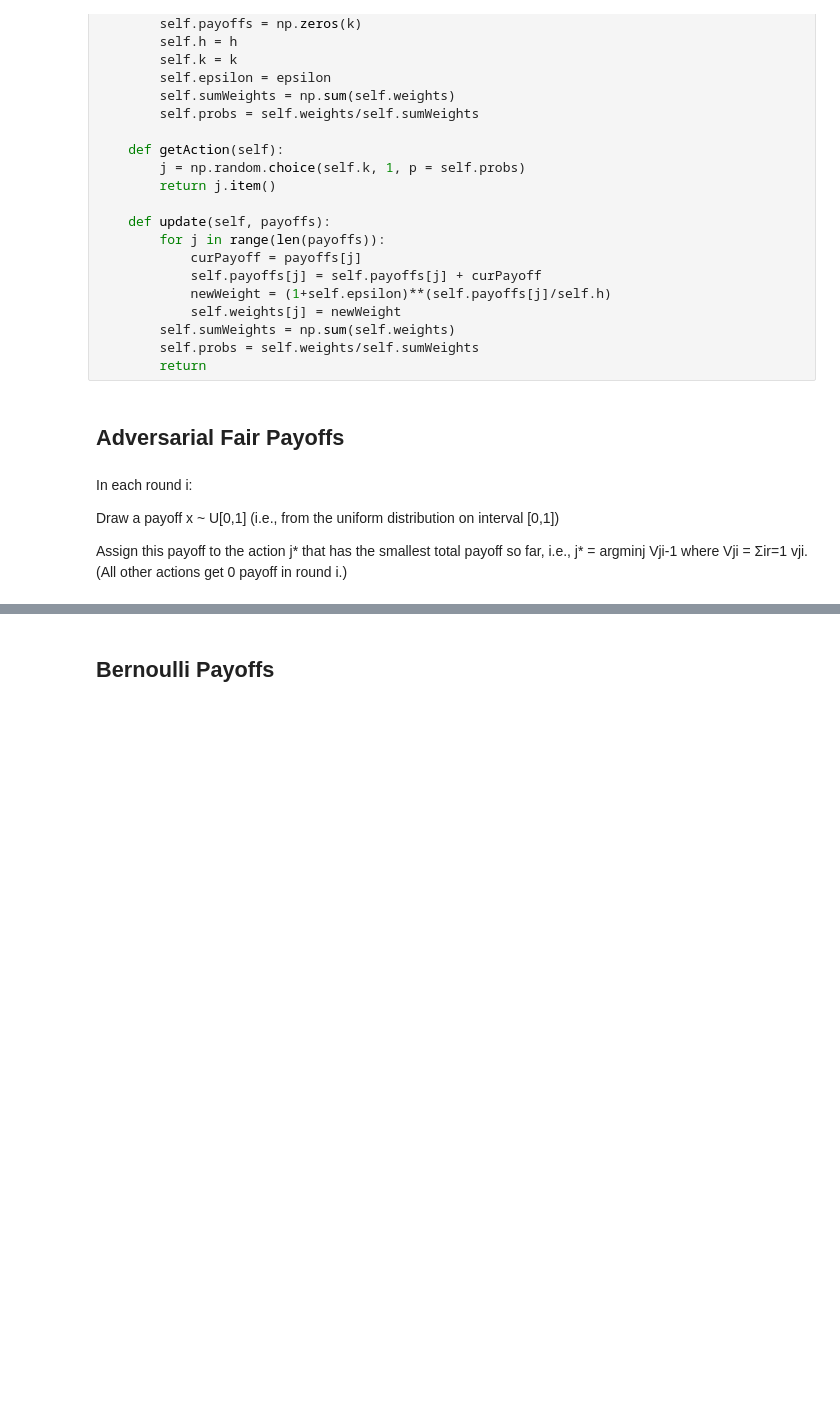
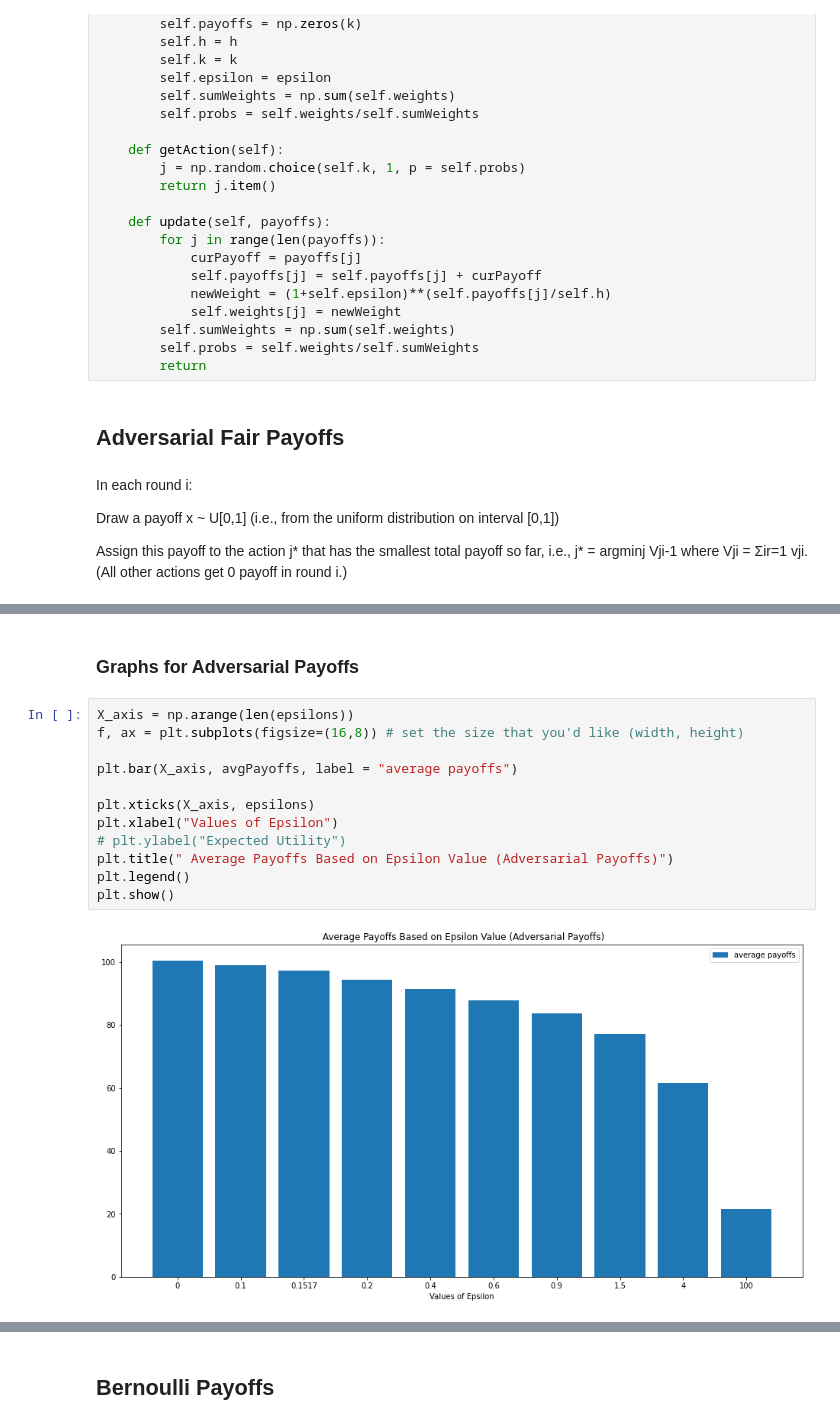
Before and after one commit to PrabhavJain10/Online-Markets, a Jupyter notebook: proj2.ipynb, the cells around one changed output, grey strips where cells are left out. Saved outputs shown, nothing was run; the diff lists cells and outputs as text; blank space fills up the shorter version.

```diff
--- a/proj2.ipynb
+++ b/proj2.ipynb
@@ -84,0 +85,16 @@ print(avgRegrets)
+# %% [markdown]
+### Graphs for Adversarial Payoffs
+# %%
+X_axis = np.arange(len(epsilons))
+f, ax = plt.subplots(figsize=(16,8)) # set the size that you'd like (width, height)
+
+plt.bar(X_axis, avgPayoffs, label = "average payoffs")
+
+plt.xticks(X_axis, epsilons)
+plt.xlabel("Values of Epsilon")
+# plt.ylabel("Expected Utility")
+plt.title(" Average Payoffs Based on Epsilon Value (Adversarial Payoffs)")
+plt.legend()
+plt.show()
+# %% [output]
+[figure, added]
```
Also changed, not shown: parts of 8 cells of this notebook.
